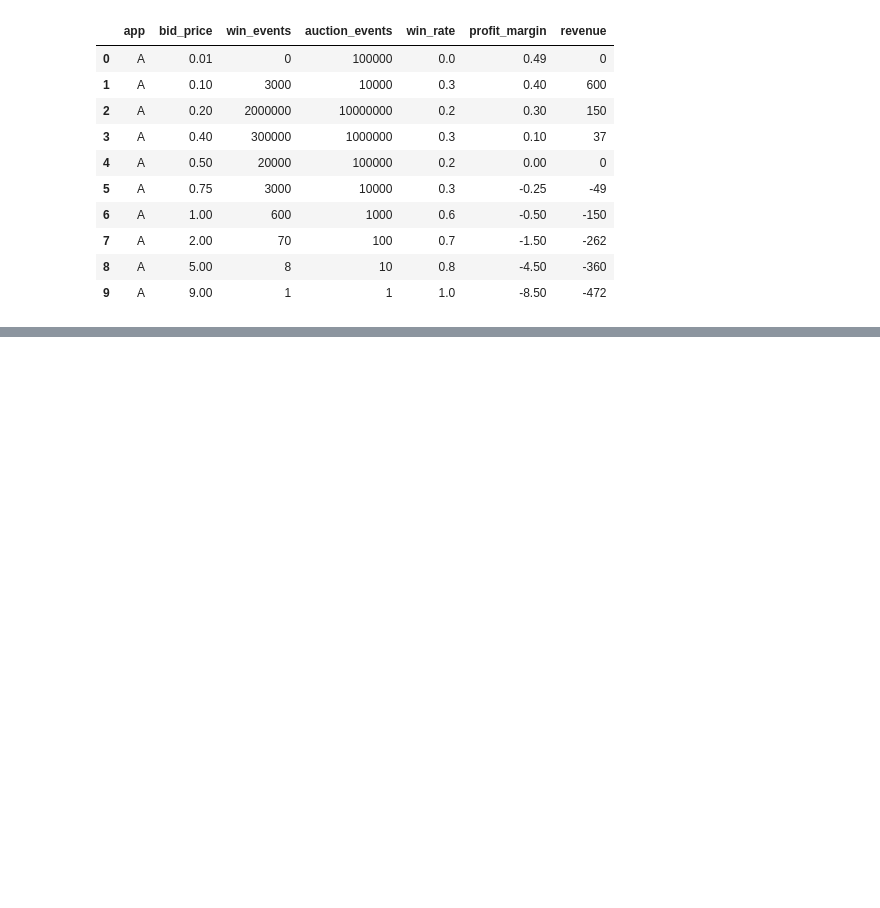
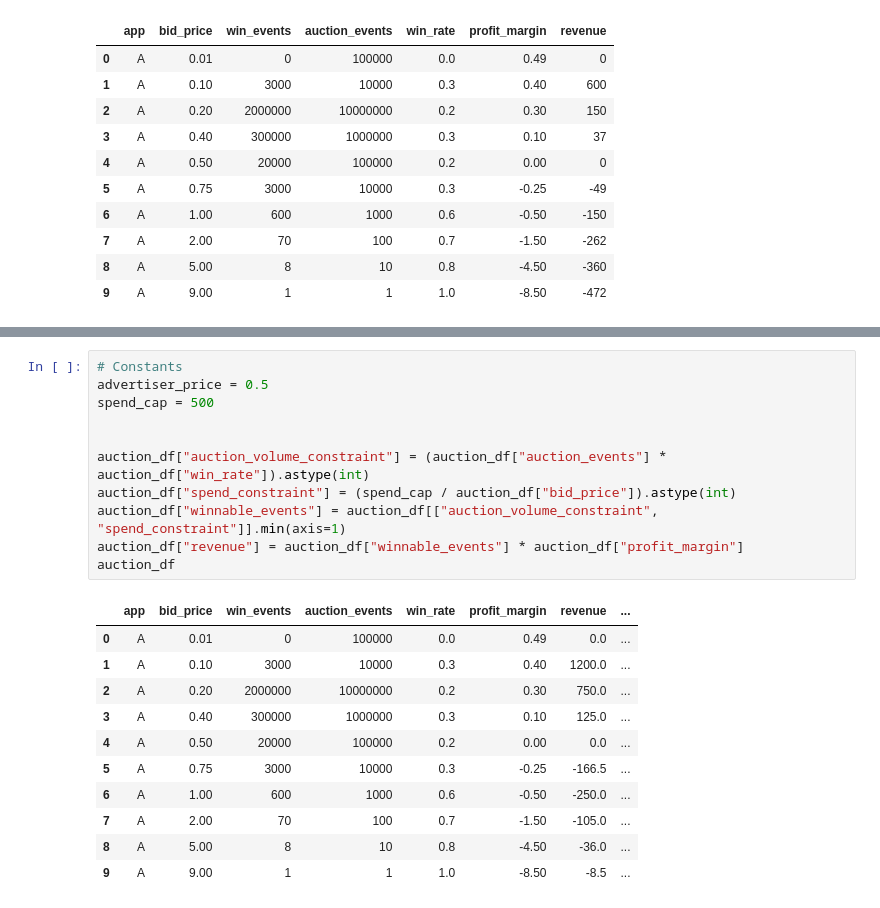
Before and after one commit to rushil83/Verve-DS-Challenge, a Jupyter notebook: verve_jupyter_notebook.ipynb, the cells around one changed output, grey strips where cells are left out. Cells and saved outputs as stored; diff of their text form; blank space fills up the shorter version.

Commit message:
adding spend and auction constraint approach

```diff
--- a/verve_jupyter_notebook.ipynb
+++ b/verve_jupyter_notebook.ipynb
@@ -402,0 +421,23 @@ auction_df
+# %%
+# Constants
+advertiser_price = 0.5
+spend_cap = 500
+
+
+auction_df["auction_volume_constraint"] = (auction_df["auction_events"] * auction_df["win_rate"]).astype(int)
+auction_df["spend_constraint"] = (spend_cap / auction_df["bid_price"]).astype(int)
+auction_df["winnable_events"] = auction_df[["auction_volume_constraint", "spend_constraint"]].min(axis=1)
+auction_df["revenue"] = auction_df["winnable_events"] * auction_df["profit_margin"]
+auction_df
+# %% [output]
+|  | app | bid_price | win_events | auction_events | win_rate | profit_margin | revenue | ... |
+| 0 | A | 0.01 | 0 | 100000 | 0.0 | 0.49 | 0.0 | ... |
+| 1 | A | 0.10 | 3000 | 10000 | 0.3 | 0.40 | 1200.0 | ... |
+| 2 | A | 0.20 | 2000000 | 10000000 | 0.2 | 0.30 | 750.0 | ... |
+| 3 | A | 0.40 | 300000 | 1000000 | 0.3 | 0.10 | 125.0 | ... |
+| 4 | A | 0.50 | 20000 | 100000 | 0.2 | 0.00 | 0.0 | ... |
+| 5 | A | 0.75 | 3000 | 10000 | 0.3 | -0.25 | -166.5 | ... |
+| 6 | A | 1.00 | 600 | 1000 | 0.6 | -0.50 | -250.0 | ... |
+| 7 | A | 2.00 | 70 | 100 | 0.7 | -1.50 | -105.0 | ... |
+| 8 | A | 5.00 | 8 | 10 | 0.8 | -4.50 | -36.0 | ... |
+| 9 | A | 9.00 | 1 | 1 | 1.0 | -8.50 | -8.5 | ... |
```
Also changed, not shown: parts of 1 cell of this notebook.
